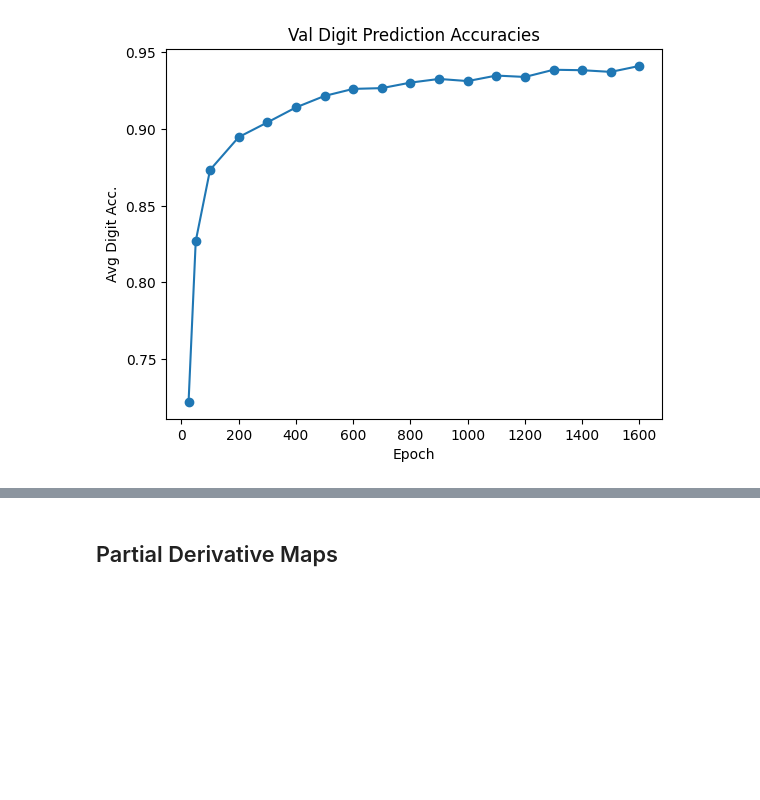
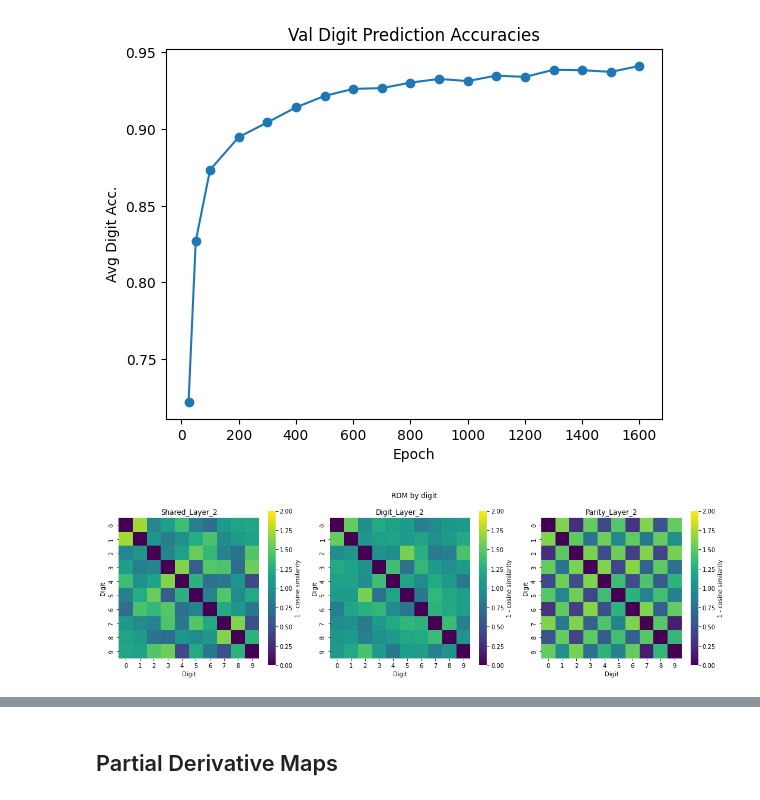
Before and after one commit to tjp095/DSC180A, a Jupyter notebook: rotated-MNIST/rotated-MNIST-test.ipynb, the cells around one changed output, grey strips where cells are left out. Cells and saved outputs as stored; diff of their text form; code cells hidden in the pictures; blank space fills up the shorter version.

Commit message:
added RDM and CKA graphs for wide models

```diff
--- a/rotated-MNIST/rotated-MNIST-test.ipynb
+++ b/rotated-MNIST/rotated-MNIST-test.ipynb
@@ -507,0 +611,5 @@ print(f"Overall accuracy: {overall_acc:.4f}")
+# %%
+wide_model = load_DNN_model("wide-models/wide-1600-epoch-model.pkl")
+plot_digit_rdm(wide_model, ["Shared_Layer_2", "Digit_Layer_2", "Parity_Layer_2"])
+# %% [output]
+[figure, added]
```
Also changed, not shown: parts of 3 cells of this notebook.
